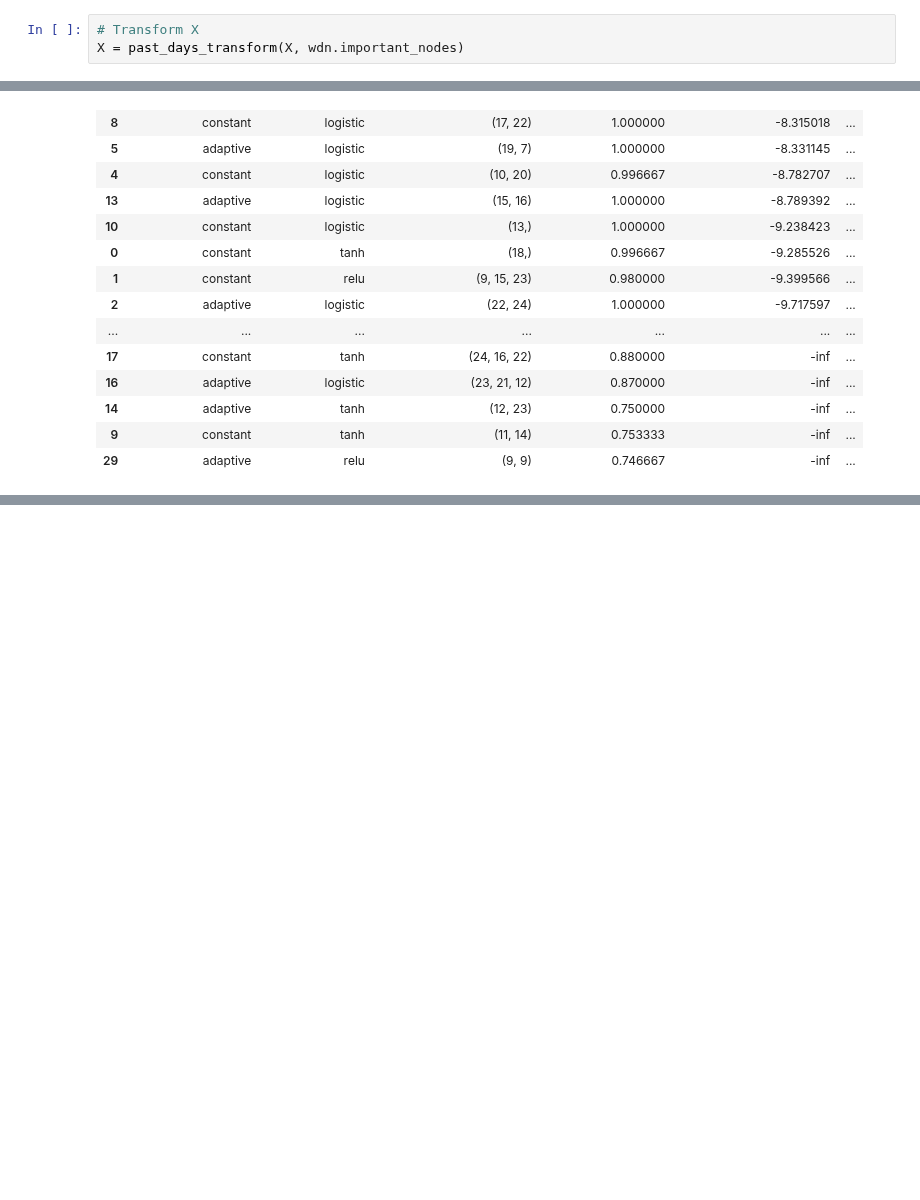
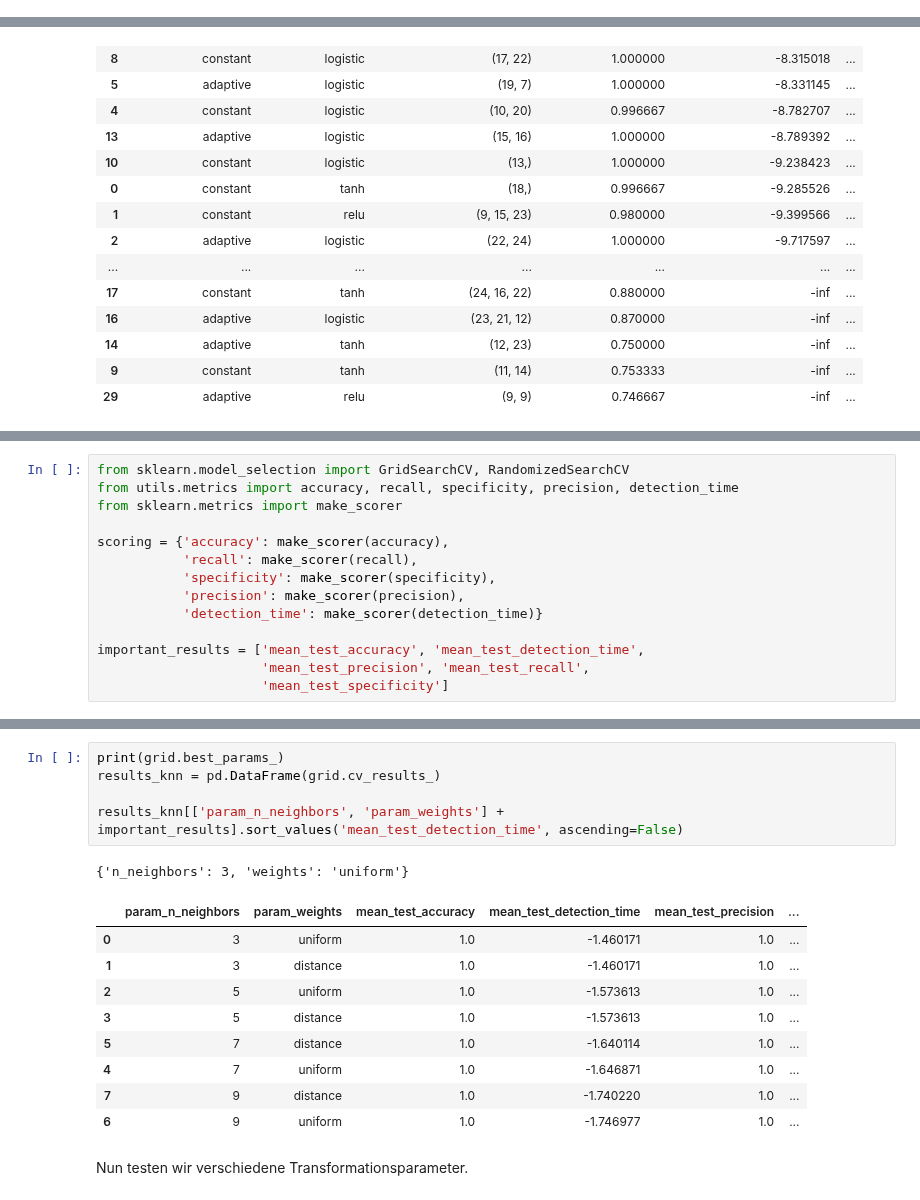
Before and after one commit to JulianBvW/BA-WDN-Leakage-Detection, a Jupyter notebook: LeakageDetection.ipynb, the cells around one changed output, grey strips where cells are left out. Saved outputs shown, nothing was run; the diff lists cells and outputs as text; blank space fills up the shorter version.

```diff
--- a/LeakageDetection.ipynb
+++ b/LeakageDetection.ipynb
@@ -135,3 +115,0 @@ def past_days_transform(X, nodes, past_start=1, past_end=2):
-# %%
-# Transform X
-X = past_days_transform(X, wdn.important_nodes)
@@ -419,0 +372,14 @@ results_mlp[['param_learning_rate', 'param_activation', 'param_hidden_layer_size
+# %%
+from sklearn.model_selection import GridSearchCV, RandomizedSearchCV
+from utils.metrics import accuracy, recall, specificity, precision, detection_time
+from sklearn.metrics import make_scorer
+
+scoring = {'accuracy': make_scorer(accuracy),
+           'recall': make_scorer(recall),
+           'specificity': make_scorer(specificity),
+           'precision': make_scorer(precision),
+           'detection_time': make_scorer(detection_time)}
+
+important_results = ['mean_test_accuracy', 'mean_test_detection_time',
+                     'mean_test_precision', 'mean_test_recall',
+                     'mean_test_specificity']
@@ -419,0 +394,18 @@ results_mlp[['param_learning_rate', 'param_activation', 'param_hidden_layer_size
+# %%
+print(grid.best_params_)
+results_knn = pd.DataFrame(grid.cv_results_)
+
+results_knn[['param_n_neighbors', 'param_weights'] + important_results].sort_values('mean_test_detection_time', ascending=False)
+# %% [output]
+{'n_neighbors': 3, 'weights': 'uniform'}
+|  | param_n_neighbors | param_weights | mean_test_accuracy | mean_test_detection_time | mean_test_precision | ... |
+| 0 | 3 | uniform | 1.0 | -1.460171 | 1.0 | ... |
+| 1 | 3 | distance | 1.0 | -1.460171 | 1.0 | ... |
+| 2 | 5 | uniform | 1.0 | -1.573613 | 1.0 | ... |
+| 3 | 5 | distance | 1.0 | -1.573613 | 1.0 | ... |
+| 5 | 7 | distance | 1.0 | -1.640114 | 1.0 | ... |
+| 4 | 7 | uniform | 1.0 | -1.646871 | 1.0 | ... |
+| 7 | 9 | distance | 1.0 | -1.740220 | 1.0 | ... |
+| 6 | 9 | uniform | 1.0 | -1.746977 | 1.0 | ... |
+# %% [markdown]
+Nun testen wir verschiedene Transformationsparameter.
```
Also changed, not shown: parts of 15 cells of this notebook.
